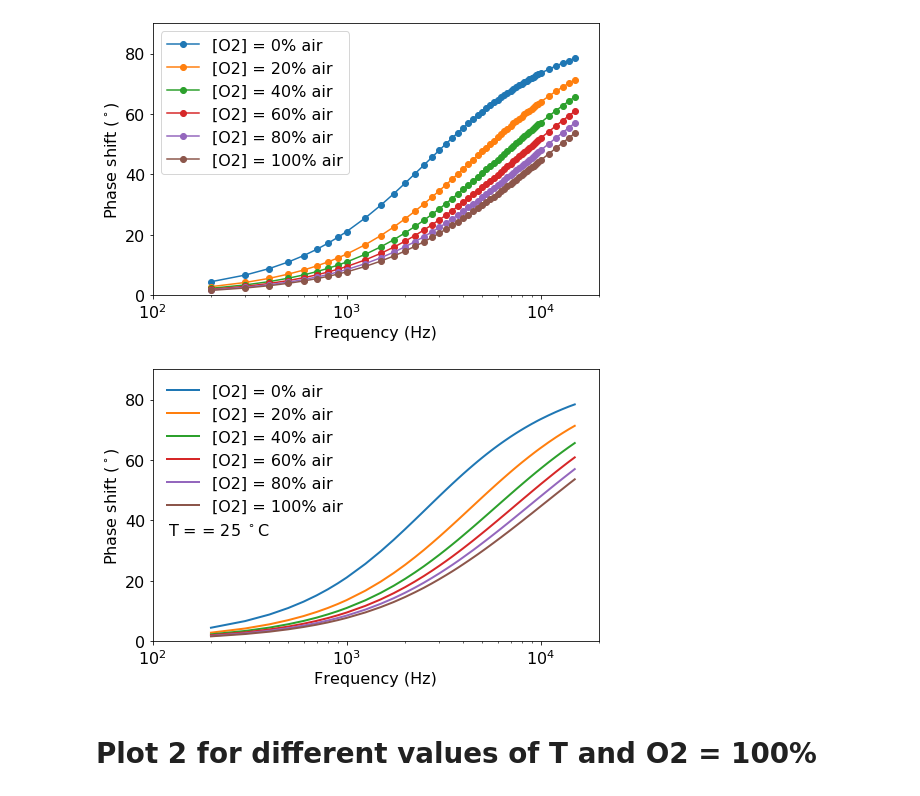
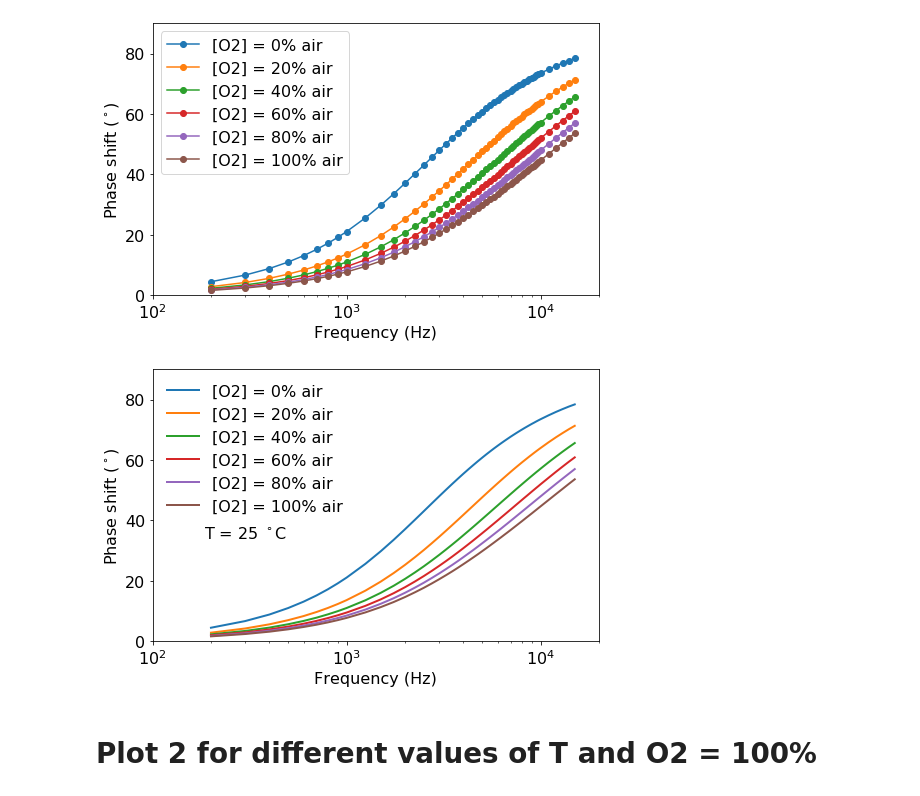
Before and after one commit to michelucci/O2T-Real-Data-Paper, a Jupyter notebook: notebooks/o2t_data_preparation_v2_0.ipynb, the cells around one changed output. Cells and saved outputs as stored; diff of their text form; code cells hidden in the pictures.

```diff
--- a/notebooks/o2t_data_preparation_v2_0.ipynb
+++ b/notebooks/o2t_data_preparation_v2_0.ipynb
@@ -266,22 +266,22 @@ W0117 14:01:08.452925 4624096704 backend_ps.py:804] The PostScript backend does
 # %%
 fig = plt.figure(figsize = (8,5))
 plt.plot(x,-df_1, label = '[O2] = 0% air', linewidth = 2)
 plt.plot(x,-df_2, label = '[O2] = 20% air', linewidth = 2)
 plt.plot(x,-df_3, label = '[O2] = 40% air', linewidth = 2)
 plt.plot(x,-df_4, label = '[O2] = 60% air', linewidth = 2)
 plt.plot(x,-df_5, label = '[O2] = 80% air', linewidth = 2)
 plt.plot(x,-df_6, label = '[O2] = 100% air', linewidth = 2)
 plt.tick_params(labelsize=16)
-plt.text (120,35, 'T = = 25 $^\circ$C', fontsize = 16)
+plt.text (185,34, 'T = 25 $^\circ$C', fontsize = 16)
 plt.legend(fontsize = 16, frameon = False)
 plt.ylim(0, 90)
 plt.xlim(100, 20000)
 plt.xlabel('Frequency (Hz)', fontsize = 16)
 plt.ylabel('Phase shift ($^\circ$)', fontsize = 16)
 plt.xscale('log')
 fig.savefig('../paper/expdata1.eps')
 # %% [output]
-[figure, old version]
+[figure, new version]
 # %% [markdown]
 # Plot 2 for different values of T and O2 = 100%
 # %%
```
Also changed, not shown: parts of 9 cells of this notebook, 3 other files.
